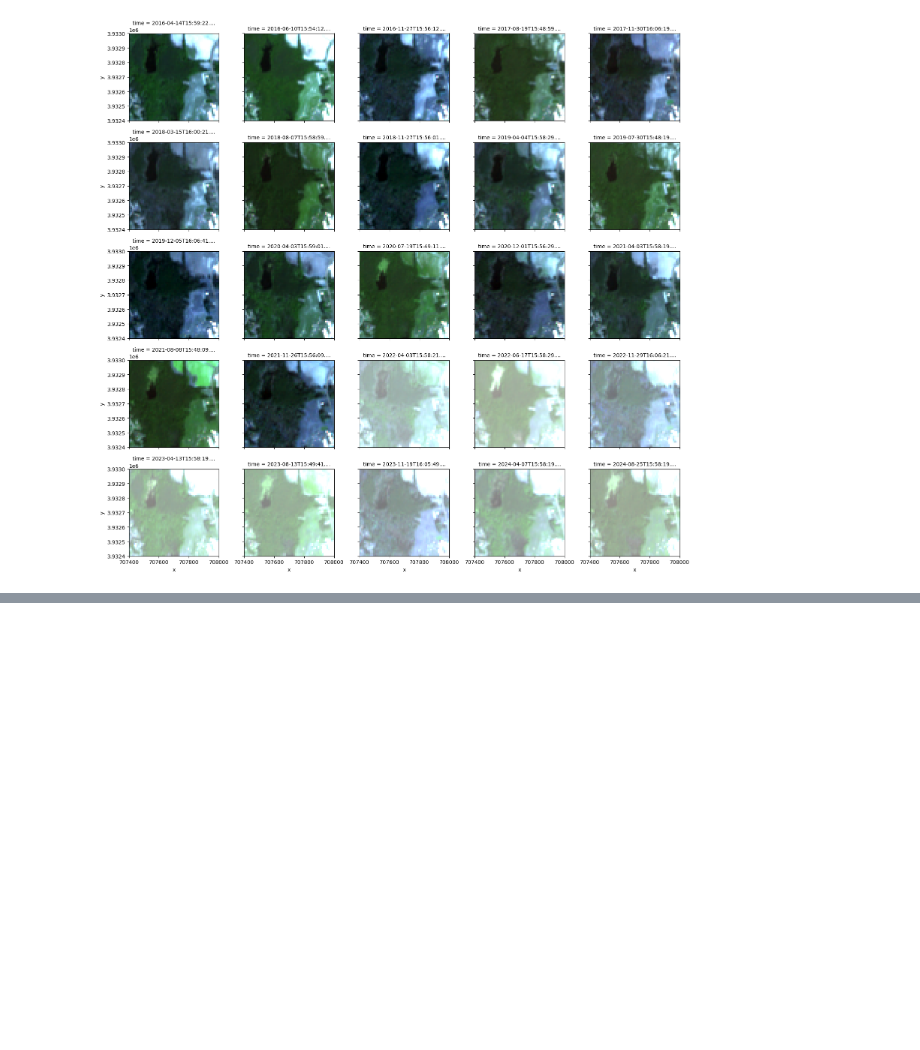
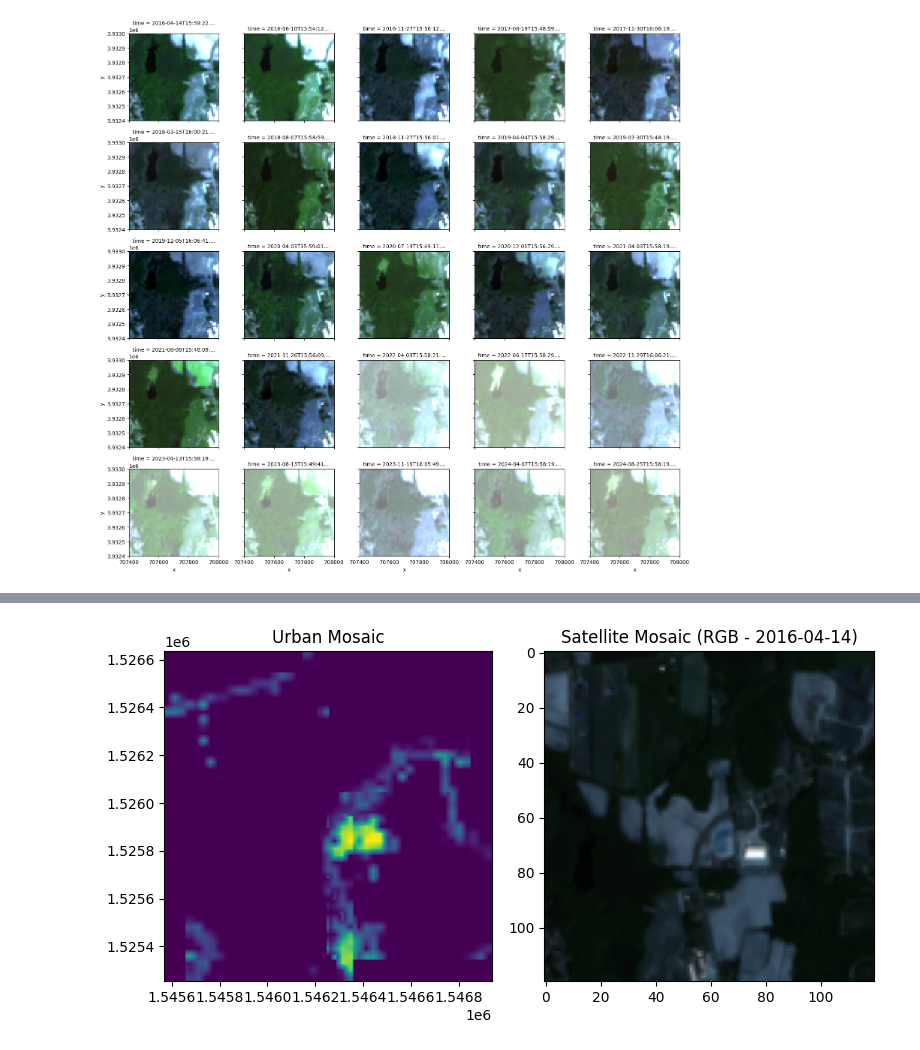
Before and after one commit to benton-tripp/urban-clay, a Jupyter notebook: notebooks/data-setup.ipynb, the cells around one changed output, grey strips where cells are left out. Saved outputs shown, nothing was run; the diff lists cells and outputs as text; code cells hidden in the pictures; blank space fills up the shorter version.

```diff
--- a/notebooks/data-setup.ipynb
+++ b/notebooks/data-setup.ipynb
@@ -1141,10 +1146,11 @@ urban_data_folder = "../data/urban_gdb"
 satellite_data_folder = "../data/tiles_gdb"
 
 # Specific date for the satellite data
-specific_date = "2016-01-02"
+specific_date = list(updated_tiles_gdf.at[0, 'date_files_mapping'].keys())[0]
+indices = [0, 1, 2, 3]
 
-# Only load files for tile_0 in the urban dataset
-urban_tile_files = glob.glob(os.path.join(urban_data_folder, "tile_0_*.tif"))
+# Only load files for tile * in the urban dataset
+urban_tile_files = [os.path.join(urban_data_folder, f"ui_tile_2016_{i}.tif") for i in indices]
 
 # List to hold the opened rasterio datasets for the urban data
 urban_src_files_to_merge = []
@@ -1152,35 +1158,36 @@ urban_src_files_to_merge = []
 for tif in urban_tile_files:
     src = rasterio.open(tif)
     urban_src_files_to_merge.append(src)
 
 # Perform the merge for the urban mosaic
 urban_mosaic, urban_out_trans = merge(urban_src_files_to_merge)
 
 # Select bands B02 (Blue), B03 (Green), B04 (Red) for RGB
-rgb_stack = get_mosaics_by_indices([0], tiles_gdf, ['B02', 'B03', 'B04', 'B08'],
-                                   "2016-01-01", "2016-02-01")
+rgb_stack = get_mosaics_by_indices(indices, updated_tiles_gdf, ['B02', 'B03', 'B04', 'B08'], 0, 1)
 
 # Select the bands B02 (Blue), B03 (Green), B04 (Red) for RGB
 rgb_stack = rgb_stack.sel(band=["B02", "B03", "B04"])
 
 rgb_array = rgb_stack.isel(time=0)  # Select the first (and only) time step
 
 # Rearrange dimensions for plotting as RGB
 rgb_array = rgb_array.transpose('y', 'x', 'band') / rgb_array.max()
 
 # Plot the urban and satellite mosaics side by side
 fig, (ax1, ax2) = plt.subplots(1, 2, figsize=(8, 4))
 
 # Plot the urban mosaic
 rasterio.plot.show(urban_mosaic, transform=urban_out_trans, ax=ax1, cmap='viridis')
 ax1.set_title("Urban Mosaic")
 
 # Plot the satellite RGB mosaic
 ax2.imshow(rgb_array)
 ax2.set_title(f"Satellite Mosaic (RGB - {specific_date})")
 
 plt.tight_layout()
 plt.show()
+# %% [output]
+[figure, added]
 # %%
 def merge_subdivided_tiles(input_tile_dir, output_merged_file):
     """
```
Also changed, not shown: parts of 1 cell of this notebook.
